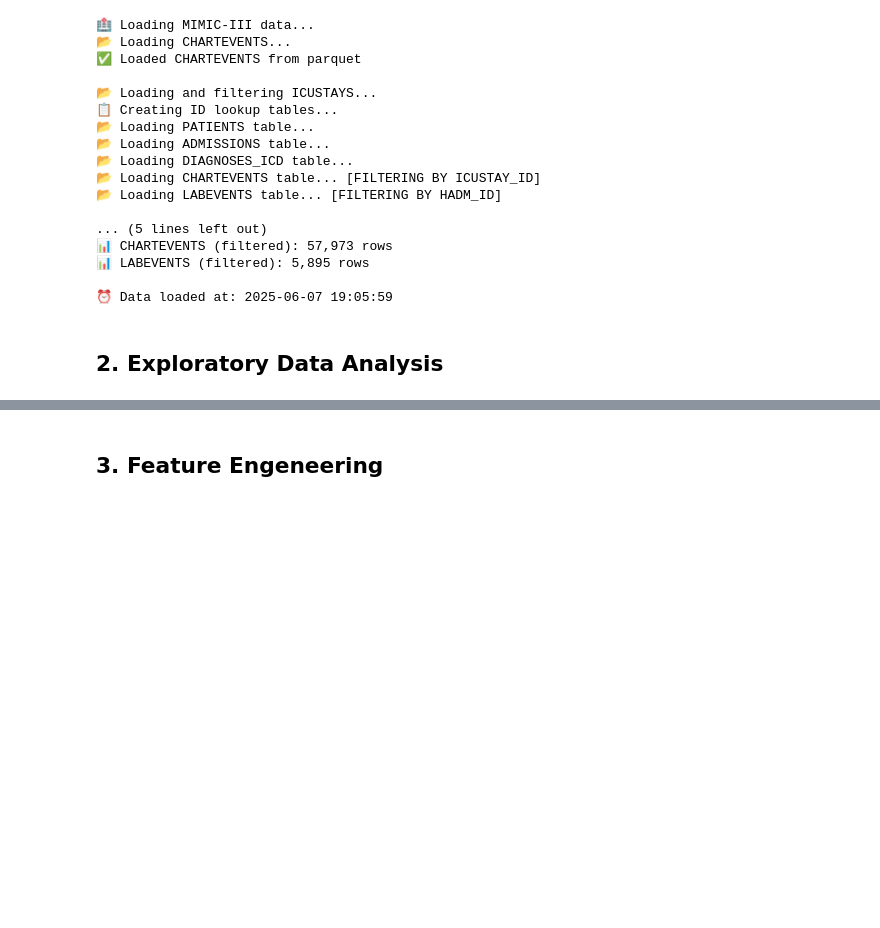
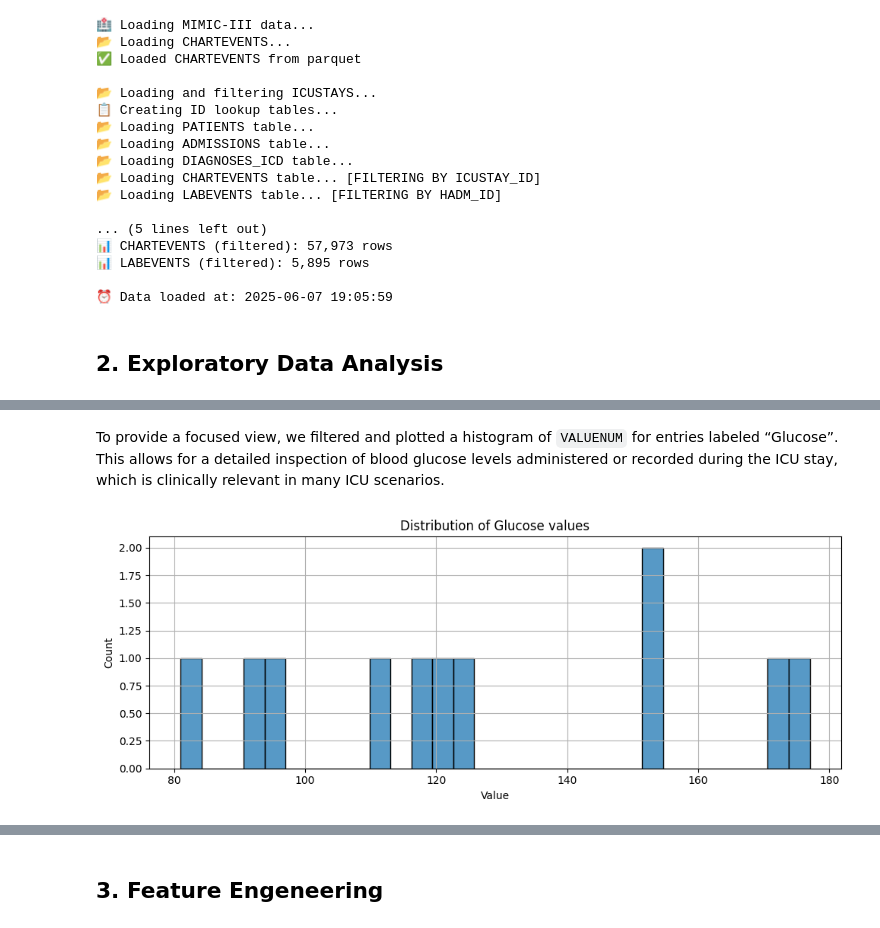
Before and after one commit to barbara-s-neto/ICU_Length_of_Stay_Prediction_MIMIC-III, a Jupyter notebook: GrupoC_BDCC.ipynb, the cells around one changed output, grey strips where cells are left out. Cells and saved outputs as stored; diff of their text form; code cells hidden in the pictures; blank space fills up the shorter version.

```diff
--- a/GrupoC_BDCC.ipynb
+++ b/GrupoC_BDCC.ipynb
@@ -342,0 +410,19 @@ print(f"\n⏰ Data loaded at: {datetime.now().strftime('%Y-%m-%d %H:%M:%S')}")""
+# %% [markdown]
+To provide a focused view, we filtered and plotted a histogram of `VALUENUM` for entries labeled “Glucose”. This allows for a detailed inspection of blood glucose levels administered or recorded during the ICU stay, which is clinically relevant in many ICU scenarios.
+# %%
+    # Histogram of a specific item (Glucose)
+    item_label = 'Glucose'
+    glucose_df = scatter_df[scatter_df['LABEL'].str.contains(item_label, case=False, na=False)]
+
+    if glucose_df.empty:
+        print(f"No data found with LABEL containing '{item_label}'.")
+    else:
+        plt.figure(figsize=(10, 4))
+        sns.histplot(glucose_df['VALUENUM'], bins=30)
+        plt.title(f"Distribution of {item_label} values")
+        plt.xlabel("Value")
+        plt.grid(True)
+        plt.tight_layout()
+        plt.show()
+# %% [output]
+[figure, added]
```
Also changed, not shown: parts of 9 cells of this notebook.
